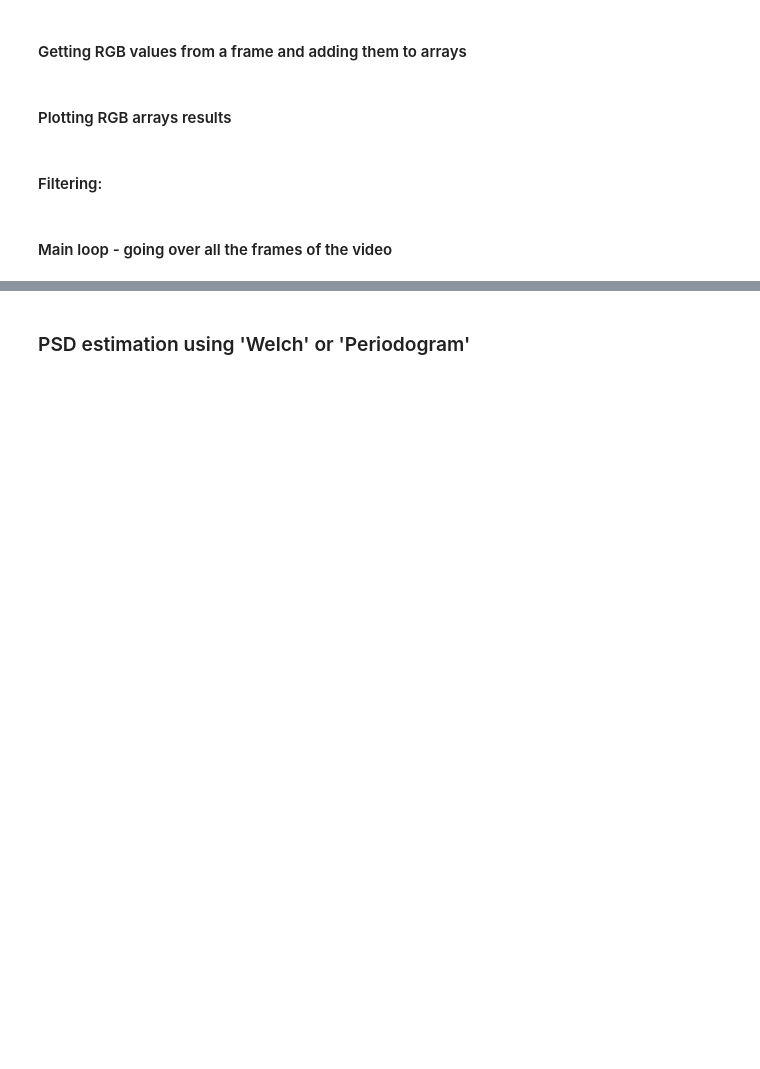
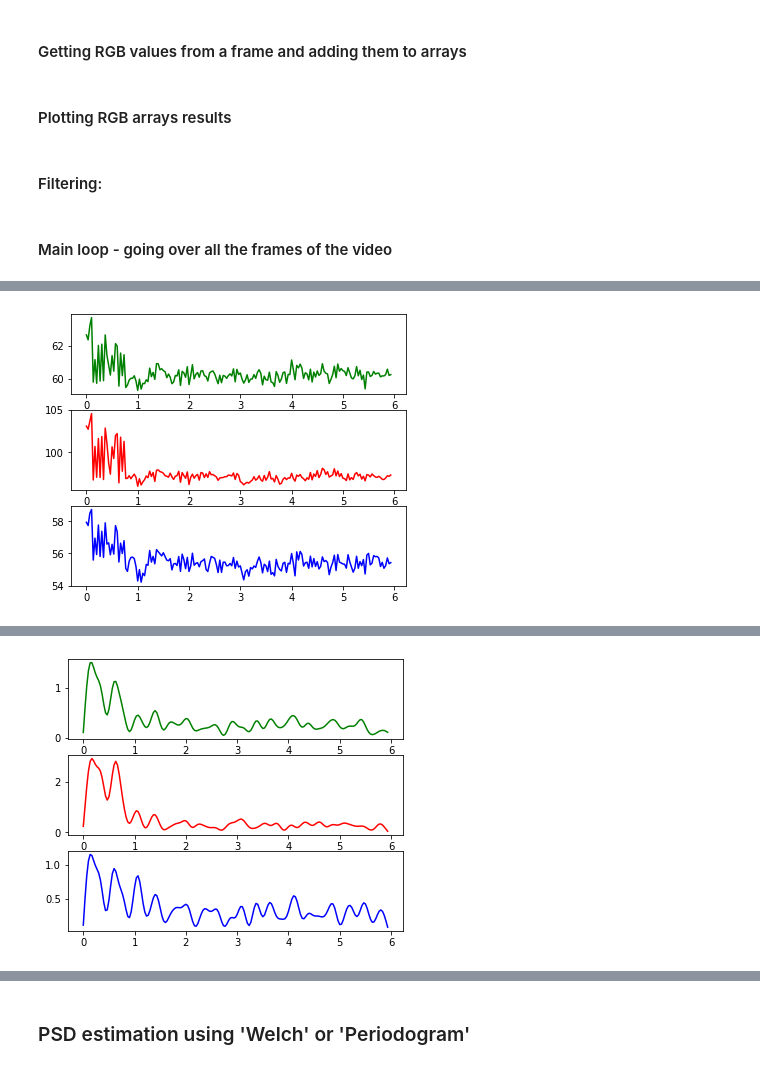
Before and after one commit to eyalgolan/KOIOS, a Jupyter notebook: basicEngine.ipynb, the cells around one changed output, grey strips where cells are left out. Saved outputs shown, nothing was run; the diff lists cells and outputs as text; code cells hidden in the pictures; blank space fills up the shorter version.

```diff
--- a/basicEngine.ipynb
+++ b/basicEngine.ipynb
@@ -25,4 +25,4 @@ dir = "perry-all-2"
 # should be a parameter of the engine
 dataset_location = ".." + seperator + "dataset" + seperator + "good_sync" + seperator
 specific_dir = dir
-video_location = dataset_location + specific_dir + seperator + "test2.mp4"
+video_location = dataset_location + specific_dir + seperator + "test.mp4"
@@ -185,6 +187,8 @@ while success:
         frame_number += 1
     success, image = get_new_frame(vidcap)
 
+if frame_number != greens.size: # TO BE REVIEW BY EYAL, POSSIBLE BUG FIX HERE!
+    frame_number = greens.size
 axis = np.arange((frame_number / np.round(fps)), step=(1 / 30)) # axis is Time
 plot_result(greens, reds, blues, axis, "All 3 channels") # original signals
 # apply filtering on all the channels:
@@ -193,3 +197,4 @@ red_buttered = filter_channel(reds,fps)
 blue_buttered = filter_channel(blues,fps)
 # plotting the channels after apllying the filter
 plot_result(green_buttered, red_buttered, blue_buttered, axis, "After Filter") # after filtering
+# %% [output]
@@ -195,0 +218 @@ plot_result(green_buttered, red_buttered, blue_buttered, axis, "After Filter") #
+[figure, added]
@@ -195,0 +221 @@ plot_result(green_buttered, red_buttered, blue_buttered, axis, "After Filter") #
+[figure, added]
```
Also changed, not shown: parts of 3 cells of this notebook.
